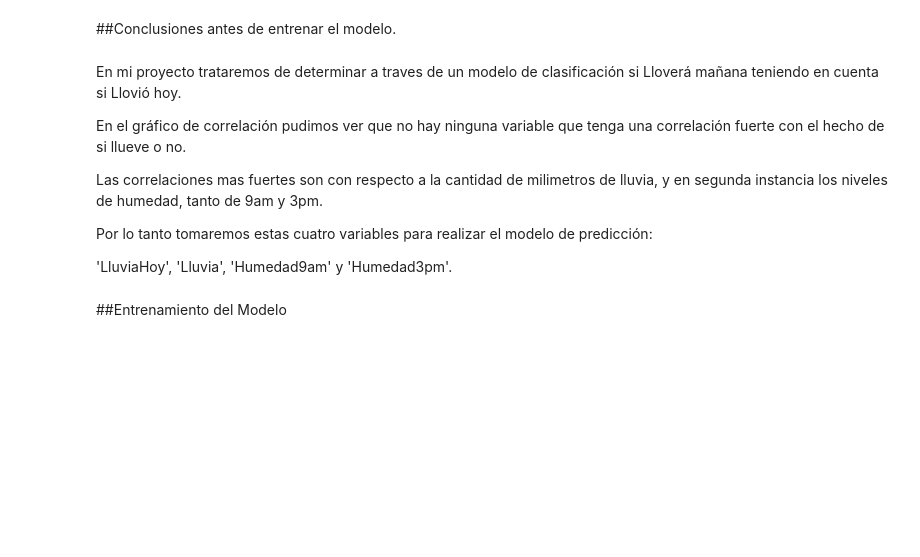
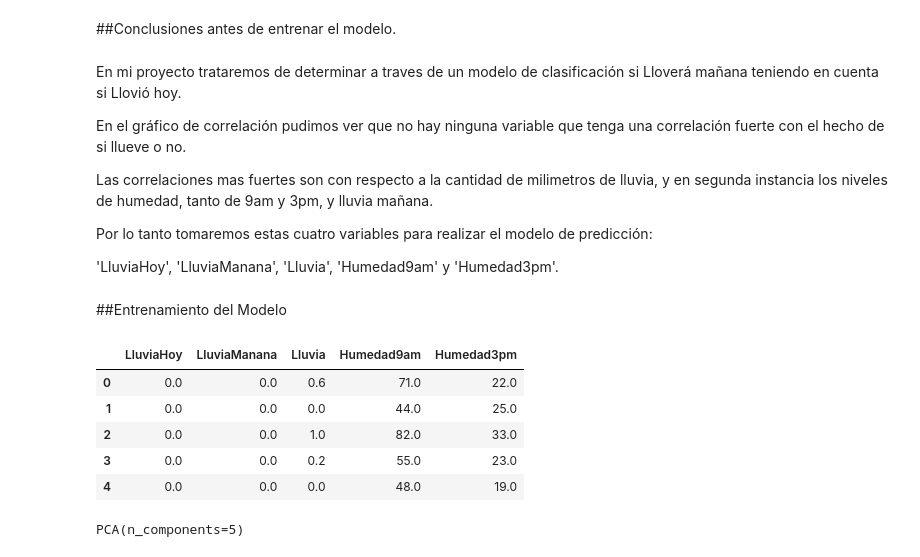
Before and after one commit to DanyPao/DataScience1-Daniela-Esposito, a Jupyter notebook: Visualizacion_Daniela_Esposito.ipynb, the cells around one changed output. Saved outputs shown, nothing was run; the diff lists cells and outputs as text; code cells hidden in the pictures; blank space fills up the shorter version.

```diff
--- a/Visualizacion_Daniela_Esposito.ipynb
+++ b/Visualizacion_Daniela_Esposito.ipynb
@@ -542,10 +516,26 @@ En mi proyecto trataremos de determinar a traves de un modelo de clasificación
 
 En el gráfico de correlación pudimos ver que no hay ninguna variable que tenga una correlación fuerte con el hecho de si llueve o no.
 
-Las correlaciones mas fuertes son con respecto a la cantidad de milimetros de lluvia, y en segunda instancia los niveles de humedad, tanto de 9am y 3pm.
+Las correlaciones mas fuertes son con respecto a la cantidad de milimetros de lluvia, y en segunda instancia los niveles de humedad, tanto de 9am y 3pm, y lluvia mañana.
 
 Por lo tanto tomaremos estas cuatro variables para realizar el modelo de predicción:
 
-'LluviaHoy', 'Lluvia', 'Humedad9am' y 'Humedad3pm'.
+'LluviaHoy', 'LluviaManana', 'Lluvia', 'Humedad9am' y 'Humedad3pm'.
 # %% [markdown]
 ##Entrenamiento del Modelo
+# %%
+df3=df[['LluviaHoy','LluviaManana','Lluvia','Humedad9am','Humedad3pm']]
+df3.head()
+# %% [output]
+|  | LluviaHoy | LluviaManana | Lluvia | Humedad9am | Humedad3pm |
+| 0 | 0.0 | 0.0 | 0.6 | 71.0 | 22.0 |
+| 1 | 0.0 | 0.0 | 0.0 | 44.0 | 25.0 |
+| 2 | 0.0 | 0.0 | 1.0 | 82.0 | 33.0 |
+| 3 | 0.0 | 0.0 | 0.2 | 55.0 | 23.0 |
+| 4 | 0.0 | 0.0 | 0.0 | 48.0 | 19.0 |
+# %%
+from sklearn.decomposition import PCA
+modelo_pca = PCA(n_components=5)
+modelo_pca.fit(df3)
+# %% [output]
+PCA(n_components=5)
```
Also changed, not shown: parts of 18 cells of this notebook.
